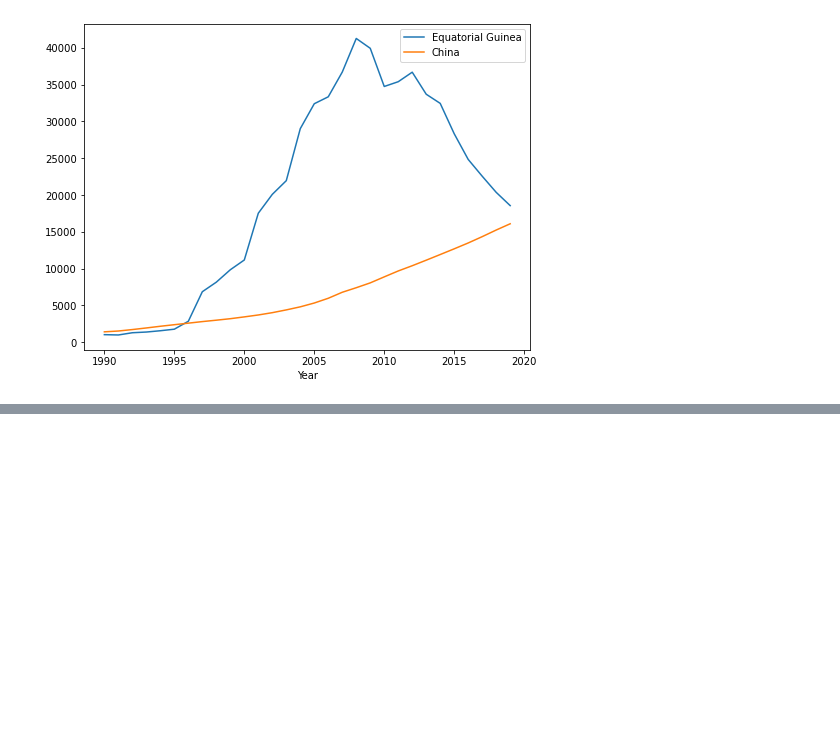
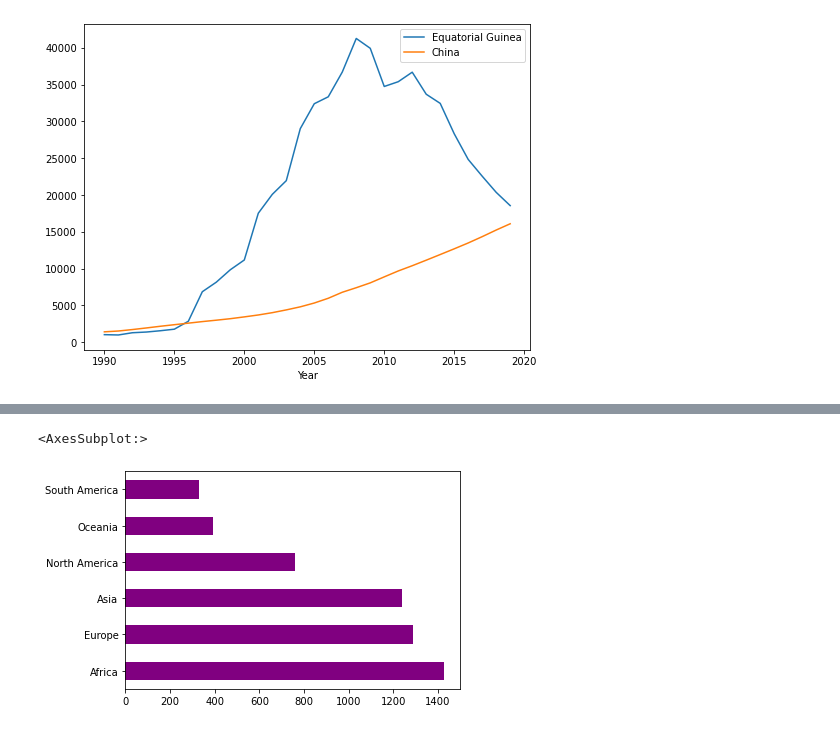
Before and after one commit to AlisonCG1/UN_practice_project, a Jupyter notebook: Notebooks/UN_DATA_EXPLORATION.ipynb, the cells around one changed output, grey strips where cells are left out. Cells and saved outputs as stored; diff of their text form; code cells hidden in the pictures; blank space fills up the shorter version.

```diff
--- a/Notebooks/UN_DATA_EXPLORATION.ipynb
+++ b/Notebooks/UN_DATA_EXPLORATION.ipynb
@@ -265,3 +250,6 @@ ax.legend(labels=['Equatorial Guinea', 'China'])
 plt.show()
 # %% [output]
 [figure]
+# %%
+# We will be using this dataframe to add a new column to our dataset.
+continents = pd.read_csv("../data/continents.csv")
@@ -267,0 +274,4 @@ plt.show()
+# %%
+gdp_df = pd.merge(gdp_df,
+                 continents[['Country', 'Continent']])
+gdp_df.head()
@@ -267,0 +285,6 @@ plt.show()
+# %%
+#Number of countries per continent
+gdp_df['Continent'].value_counts().plot(kind='barh', color='purple')
+# %% [output]
+<AxesSubplot:>
+[figure, added]
```
Also changed, not shown: parts of 22 cells of this notebook.
